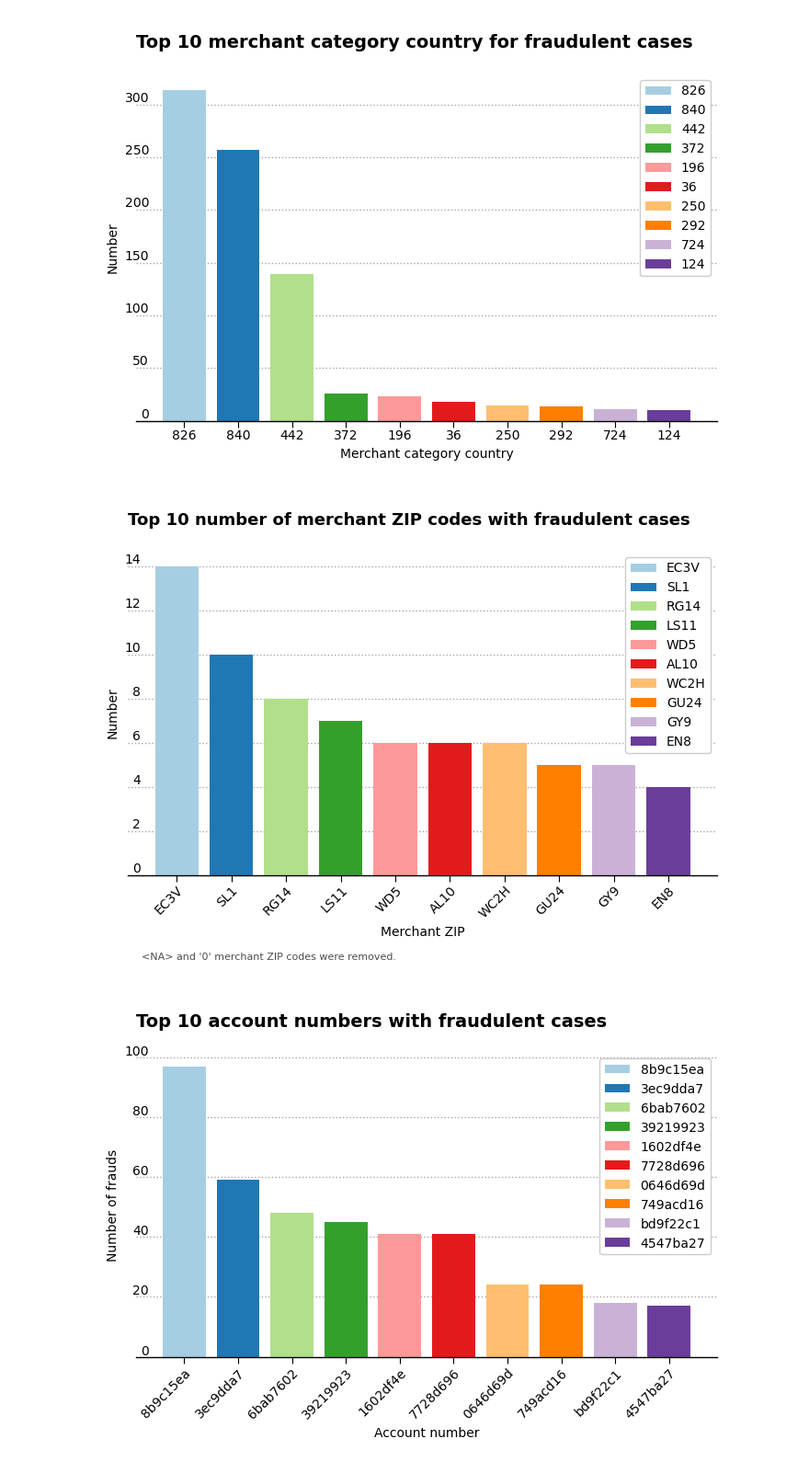
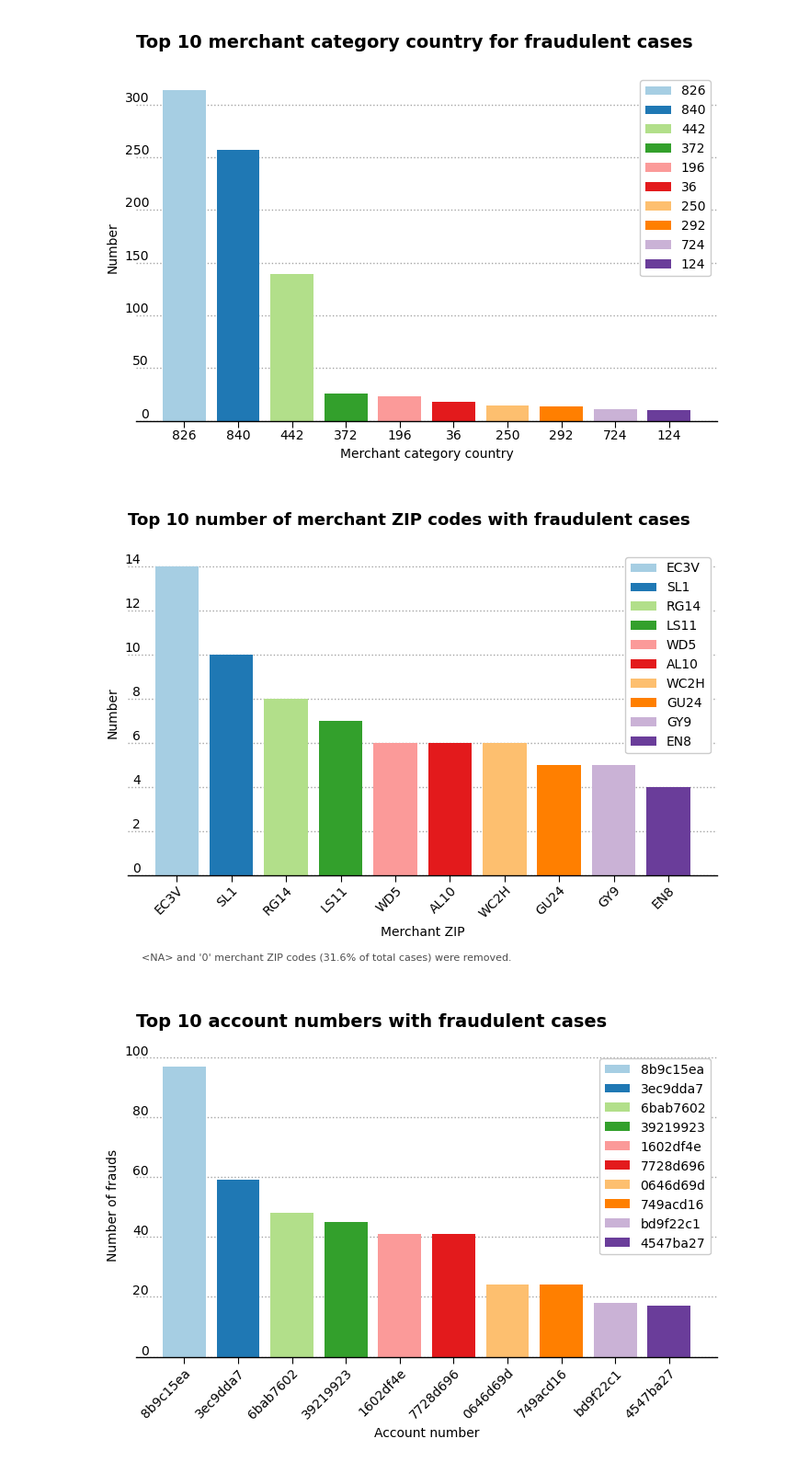
Before and after one commit to capac/credit-card-fraud-detection, a Jupyter notebook: eda.ipynb, the cells around one changed output. Shown at 92% size. Drawn from its saved outputs; the diff is of its cells as text; code cells hidden in the pictures.

Commit message:
Amended footnote to mention unknown cases
<NA> and '0' merchant ZIP codes were removed because considered uninformative

```diff
--- a/eda.ipynb
+++ b/eda.ipynb
@@ -182,26 +182,26 @@ plt.tight_layout()
 # %%
 fig, ax = plt.subplots(figsize=(7, 5))
 top_num = 10
 mod_fraud_df = fraud_df.loc[fraud_df.merchantZip != '0']
 mz_fraud_df = mod_fraud_df.merchantZip.value_counts(ascending=False)[:top_num]
 ax.bar(mz_fraud_df.index, mz_fraud_df.values, label=mz_fraud_df.index,
        color=plt.cm.Paired.colors)
 ax.set_xlabel('Merchant ZIP')
 ax.set_ylabel('Number')
 ax.set_title(f'Top {top_num} number of merchant ZIP codes with fraudulent cases',
              fontsize=13)
 plt.setp(ax.get_xticklabels(), ha='right',
          rotation_mode='anchor', rotation=45)
 # set source text
 fig.text(x=0.08, y=-0.01,
-         s='''<NA> and '0' merchant ZIP codes were removed.''',
+         s="<NA> and '0' merchant ZIP codes (31.6% of total cases) were removed.",
          transform=fig.transFigure,
          ha='left', fontsize=8, alpha=0.7)
 
 plt.legend()
 plt.tight_layout()
 # %% [output]
-[figure, old version]
+[figure, new version]
 # %%
 fig, ax = plt.subplots(figsize=(7, 5))
 top_num = 10
```
